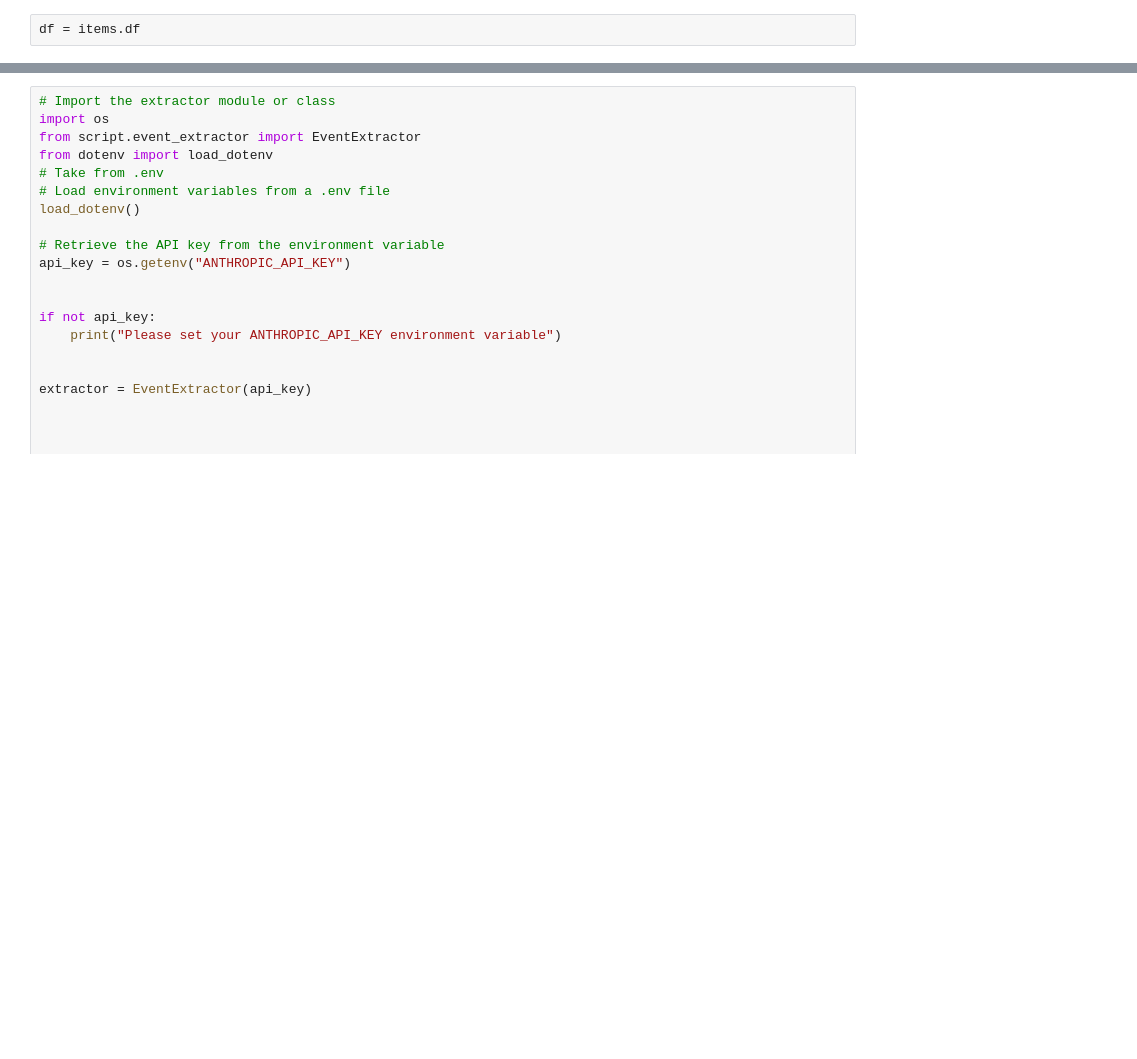
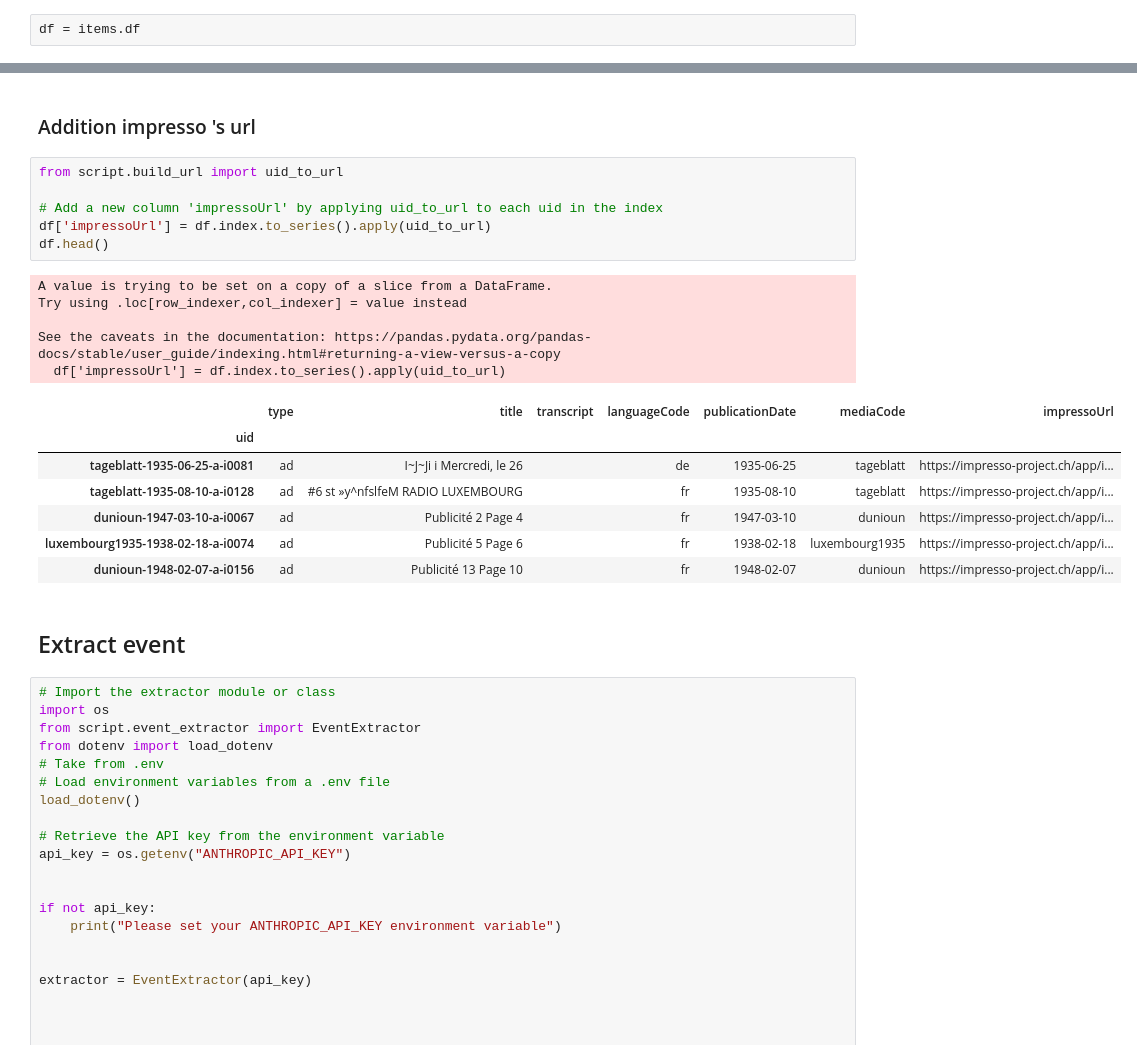
Before and after one commit to eliselavy/iftr25, a Jupyter notebook: article.ipynb, the cells around one changed output, grey strips where cells are left out. Cells and saved outputs as stored; diff of their text form; blank space fills up the shorter version.

```diff
--- a/article.ipynb
+++ b/article.ipynb
@@ -85,3 +187,26 @@ df
+# %% [markdown]
+### Addition impresso 's url
+# %%
+from script.build_url import uid_to_url
+
+# Add a new column 'impressoUrl' by applying uid_to_url to each uid in the index
+df['impressoUrl'] = df.index.to_series().apply(uid_to_url)
+df.head()
+# %% [output]
+A value is trying to be set on a copy of a slice from a DataFrame.
+Try using .loc[row_indexer,col_indexer] = value instead
+
+See the caveats in the documentation: https://pandas.pydata.org/pandas-docs/stable/user_guide/indexing.html#returning-a-view-versus-a-copy
+  df['impressoUrl'] = df.index.to_series().apply(uid_to_url)
+|  | type | title | transcript | languageCode | publicationDate | mediaCode | impressoUrl |
+| uid |  |  |  |  |  |  |  |
+| tageblatt-1935-06-25-a-i0081 | ad | I~J~Ji i Mercredi, le 26 |  | de | 1935-06-25 | tageblatt | https://impresso-project.ch/app/i... |
+| tageblatt-1935-08-10-a-i0128 | ad | #6 st »y^nfslfeM RADIO LUXEMBOURG |  | fr | 1935-08-10 | tageblatt | https://impresso-project.ch/app/i... |
+| dunioun-1947-03-10-a-i0067 | ad | Publicité 2 Page 4 |  | fr | 1947-03-10 | dunioun | https://impresso-project.ch/app/i... |
+| luxembourg1935-1938-02-18-a-i0074 | ad | Publicité 5 Page 6 |  | fr | 1938-02-18 | luxembourg1935 | https://impresso-project.ch/app/i... |
+| dunioun-1948-02-07-a-i0156 | ad | Publicité 13 Page 10 |  | fr | 1948-02-07 | dunioun | https://impresso-project.ch/app/i... |
+# %% [markdown]
+## Extract event
 # %%
 # Import the extractor module or class
 import os
```
Also changed, not shown: parts of 16 cells of this notebook, 3 other files.
